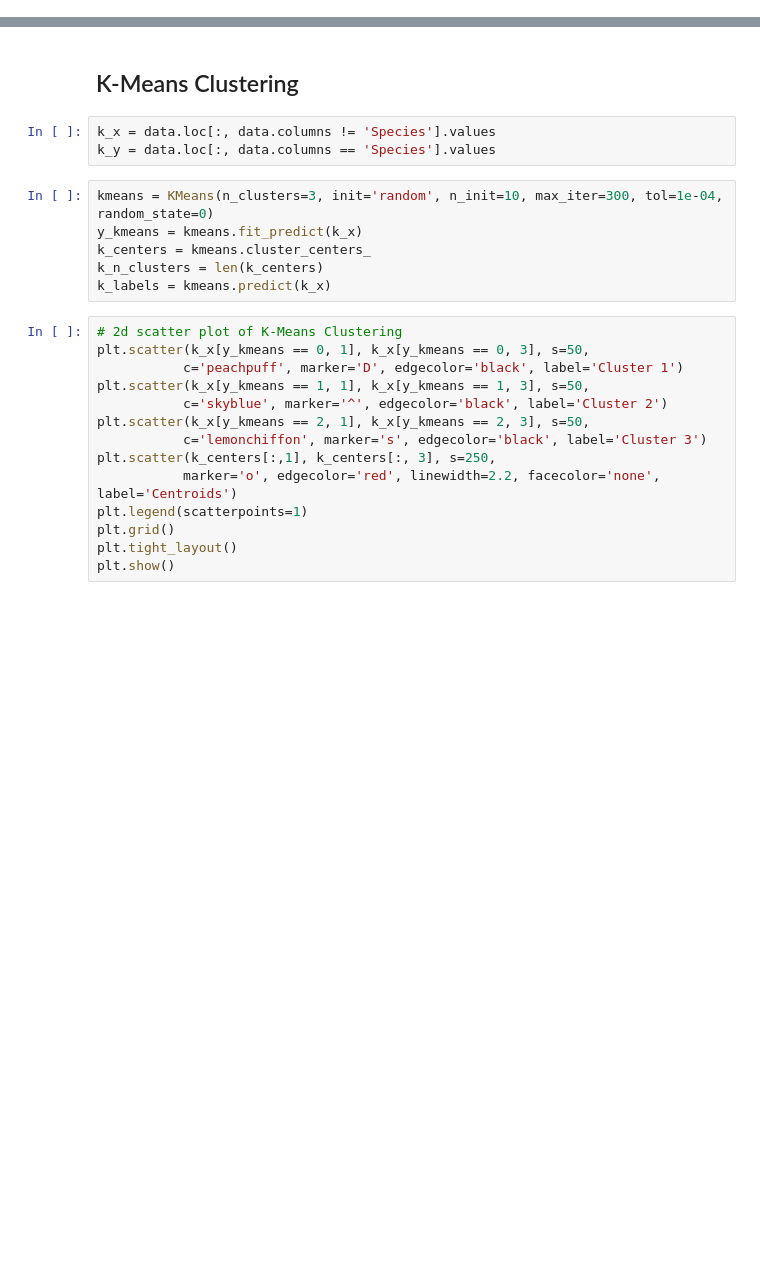
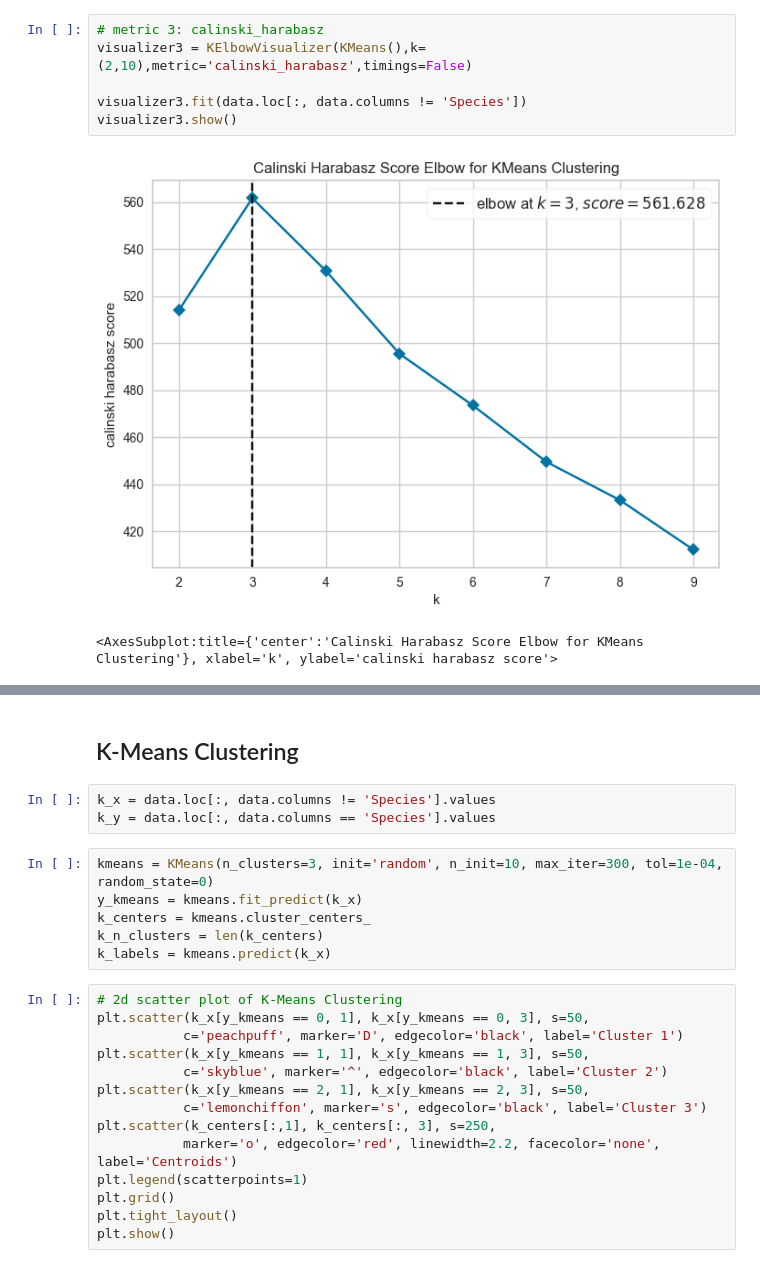
Before and after one commit to tzhang852/4431_DataMining_Fall22, a Jupyter notebook: Assignment5/assignment5.ipynb, the cells around one changed output, grey strips where cells are left out. Cells and saved outputs as stored; diff of their text form; blank space fills up the shorter version.

```diff
--- a/Assignment5/assignment5.ipynb
+++ b/Assignment5/assignment5.ipynb
@@ -37,0 +82,9 @@ plt.show()
+# %%
+# metric 3: calinski_harabasz
+visualizer3 = KElbowVisualizer(KMeans(),k=(2,10),metric='calinski_harabasz',timings=False)
+
+visualizer3.fit(data.loc[:, data.columns != 'Species'])
+visualizer3.show()
+# %% [output]
+[figure, added]
+<AxesSubplot:title={'center':'Calinski Harabasz Score Elbow for KMeans Clustering'}, xlabel='k', ylabel='calinski harabasz score'>
```
Also changed, not shown: parts of 21 cells of this notebook.
